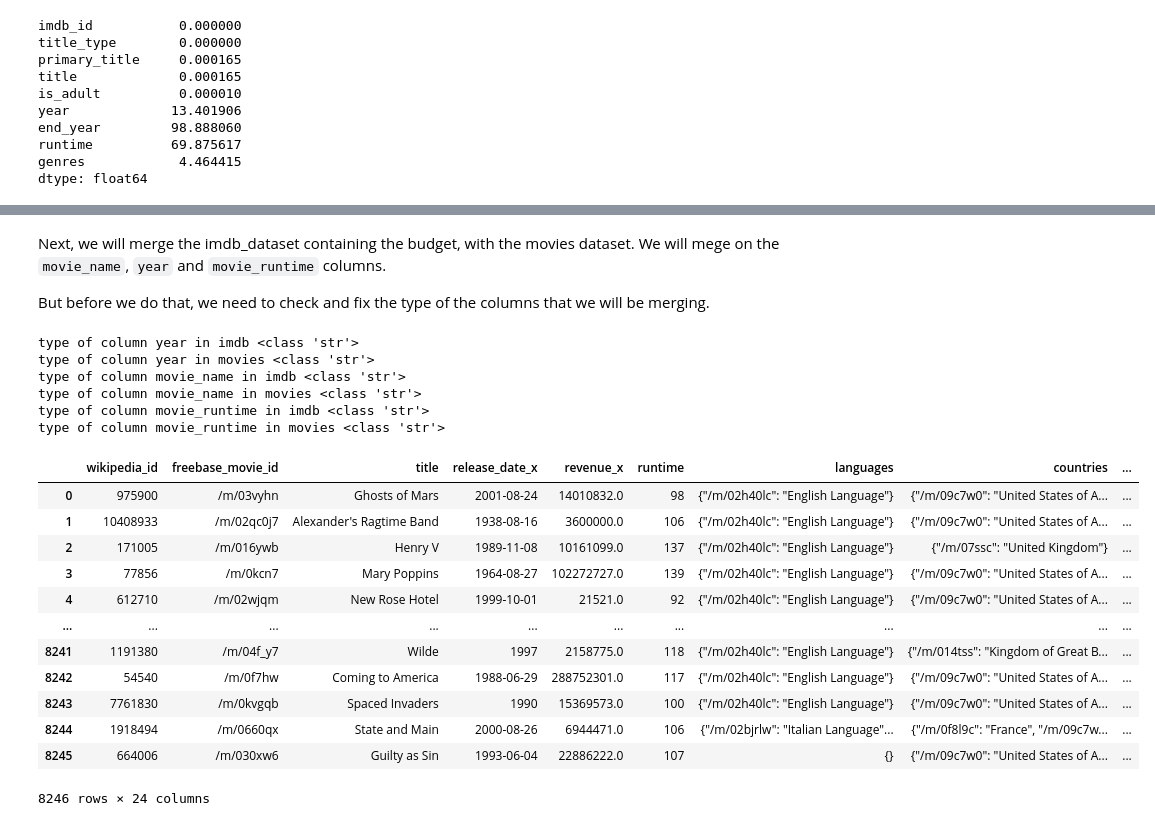
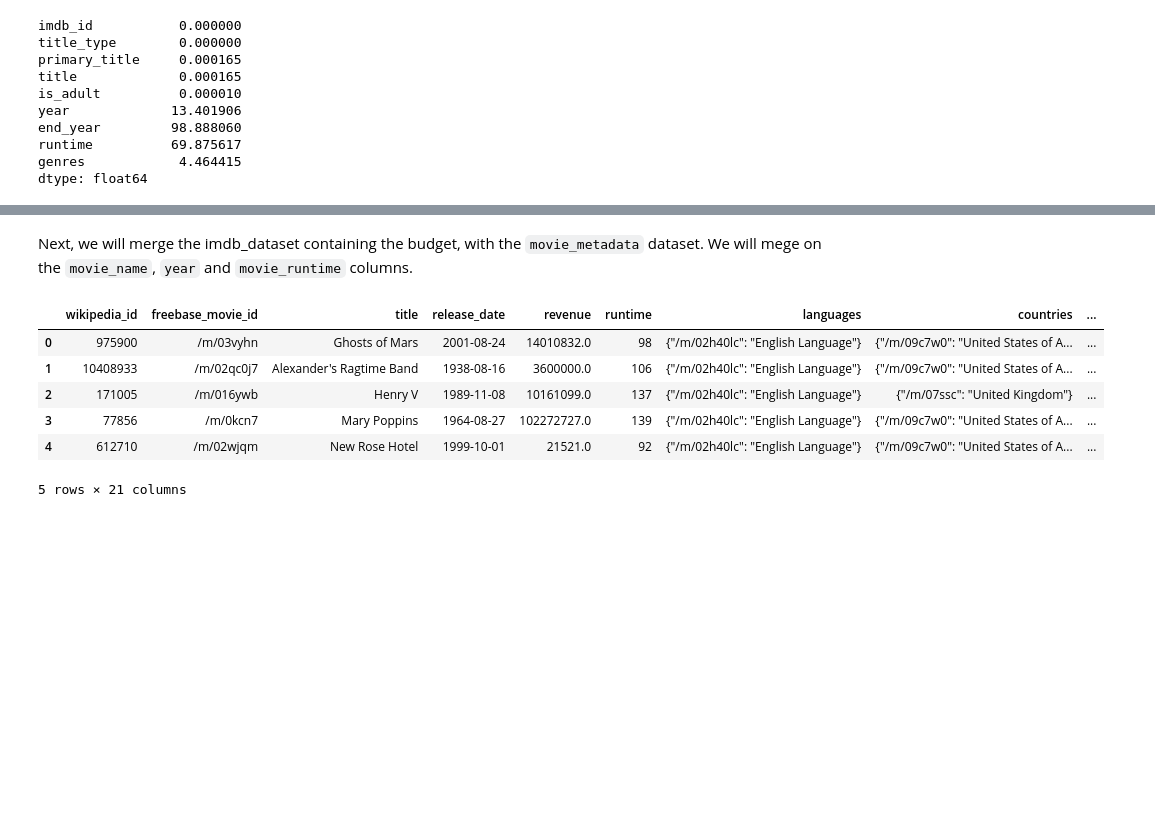
Before and after one commit to epfl-ada/ada-2023-project-fivefrenchspeakingpeoplenocap, a Jupyter notebook: p2_dataloading.ipynb, the cells around one changed output, grey strips where cells are left out. Saved outputs shown, nothing was run; the diff lists cells and outputs as text; code cells hidden in the pictures; blank space fills up the shorter version.

```diff
--- a/p2_dataloading.ipynb
+++ b/p2_dataloading.ipynb
@@ -43,12 +17,15 @@ DATA_PATH = "data/"
 DATA_PATH_MOVIESUMMARIES = DATA_PATH + "MovieSummaries/"
 DATA_PATH_MOVIELENS = DATA_PATH + "MovieLens/"
 DATA_PATH_IMDB = DATA_PATH + "IMDBData/"
+DATA_PATH_FINANCIAL = DATA_PATH + "Financial/"
 
 DATASET_PATH = {
     "movie_metadata": DATA_PATH_MOVIESUMMARIES + "movie.metadata.tsv",
     "movie_budget": DATA_PATH_MOVIELENS + "movies_metadata.csv",
     "imdb_ratings": DATA_PATH_IMDB + "title.ratings.tsv",
     "imdb_basics": DATA_PATH_IMDB + "title.basics.tsv",
+    "cpi_data": DATA_PATH_FINANCIAL + "CPI.csv",
+    "gdp_data": DATA_PATH_FINANCIAL + "GDP.csv",
 }
 DATASET_COLUMNS = {
     "movie_metadata": [
@@ -252,3 +237,6 @@ movie_budget = movie_budget.dropna(subset=["imdb_id"])
 
 # make a column year extracting the year from the release date
 movie_budget["year"] = movie_budget["release_date"].str[:4]
+
+# convert budget to float
+movie_budget["budget"] = movie_budget["budget"].astype(float)
@@ -383,45 +378,24 @@ imdb_dataset = imdb_dataset.loc[
     :, ~imdb_dataset.columns.str.endswith("_movie_budget")
 ]  # keep only the columns from the imdb dataset
 # %% [markdown]
-Next, we will merge the imdb_dataset containing the budget, with the movies dataset. We will mege on the `movie_name`, `year` and `movie_runtime` columns.
-
-But before we do that, we need to check and fix the type of the columns that we will be merging.
+Next, we will merge the imdb_dataset containing the budget, with the `movie_metadata` dataset. We will mege on the `movie_name`, `year` and `movie_runtime` columns.
-# %%
-print("type of column year in imdb", type(imdb_dataset["year"][0]))
-print("type of column year in movies", type(movie_metadata["year"][0]))
-
-print("type of column movie_name in imdb", type(imdb_dataset["title"][0]))
-print("type of column movie_name in movies", type(movie_metadata["title"][0]))
-
-print("type of column movie_runtime in imdb", type(imdb_dataset["runtime"][0]))
-print("type of column movie_runtime in movies", type(movie_metadata["runtime"][0]))
-# %% [output]
-type of column year in imdb <class 'str'>
-type of column year in movies <class 'str'>
-type of column movie_name in imdb <class 'str'>
-type of column movie_name in movies <class 'str'>
-type of column movie_runtime in imdb <class 'str'>
-type of column movie_runtime in movies <class 'str'>
 # %%
 movies_merged = pd.merge(
     movie_metadata,
     imdb_dataset,
     on=["title", "year", "runtime"],
     how="left",
+    suffixes=("", "_imdb"),
 )
+# drop columns with suffix _imdb
+movies_merged = movies_merged.loc[:, ~movies_merged.columns.str.endswith("_imdb")]
 # %%
-display(movies_merged)
+display(movies_merged.head())
 # %% [output]
-|  | wikipedia_id | freebase_movie_id | title | release_date_x | revenue_x | runtime | languages | countries | ... |
+|  | wikipedia_id | freebase_movie_id | title | release_date | revenue | runtime | languages | countries | ... |
 | 0 | 975900 | /m/03vyhn | Ghosts of Mars | 2001-08-24 | 14010832.0 | 98 | {"/m/02h40lc": "English Language"} | {"/m/09c7w0": "United States of A... | ... |
 | 1 | 10408933 | /m/02qc0j7 | Alexander's Ragtime Band | 1938-08-16 | 3600000.0 | 106 | {"/m/02h40lc": "English Language"} | {"/m/09c7w0": "United States of A... | ... |
 | 2 | 171005 | /m/016ywb | Henry V | 1989-11-08 | 10161099.0 | 137 | {"/m/02h40lc": "English Language"} | {"/m/07ssc": "United Kingdom"} | ... |
 | 3 | 77856 | /m/0kcn7 | Mary Poppins | 1964-08-27 | 102272727.0 | 139 | {"/m/02h40lc": "English Language"} | {"/m/09c7w0": "United States of A... | ... |
 | 4 | 612710 | /m/02wjqm | New Rose Hotel | 1999-10-01 | 21521.0 | 92 | {"/m/02h40lc": "English Language"} | {"/m/09c7w0": "United States of A... | ... |
-| ... | ... | ... | ... | ... | ... | ... | ... | ... | ... |
-| 8241 | 1191380 | /m/04f_y7 | Wilde | 1997 | 2158775.0 | 118 | {"/m/02h40lc": "English Language"} | {"/m/014tss": "Kingdom of Great B... | ... |
-| 8242 | 54540 | /m/0f7hw | Coming to America | 1988-06-29 | 288752301.0 | 117 | {"/m/02h40lc": "English Language"} | {"/m/09c7w0": "United States of A... | ... |
-| 8243 | 7761830 | /m/0kvgqb | Spaced Invaders | 1990 | 15369573.0 | 100 | {"/m/02h40lc": "English Language"} | {"/m/09c7w0": "United States of A... | ... |
-| 8244 | 1918494 | /m/0660qx | State and Main | 2000-08-26 | 6944471.0 | 106 | {"/m/02bjrlw": "Italian Language"... | {"/m/0f8l9c": "France", "/m/09c7w... | ... |
-| 8245 | 664006 | /m/030xw6 | Guilty as Sin | 1993-06-04 | 22886222.0 | 107 | {} | {"/m/09c7w0": "United States of A... | ... |
-8246 rows × 24 columns
+5 rows × 21 columns
```
Also changed, not shown: parts of 43 cells of this notebook, 2 other files.
